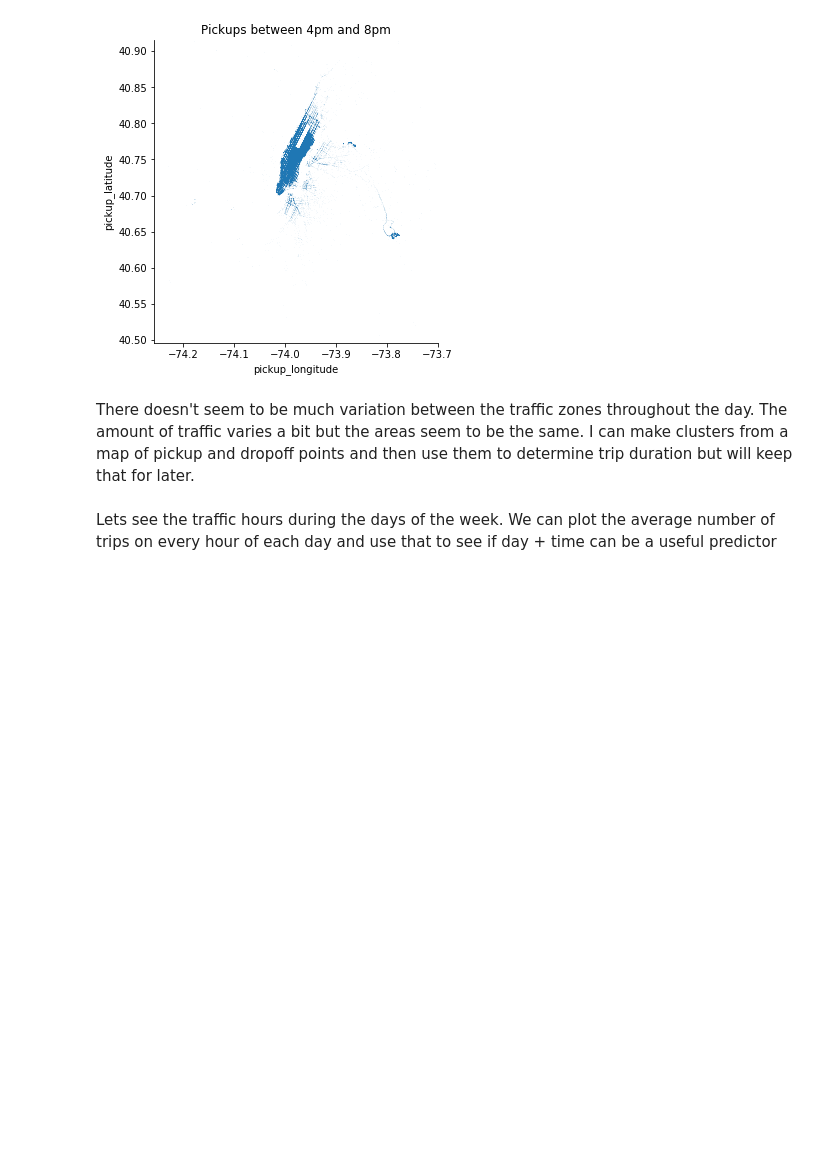
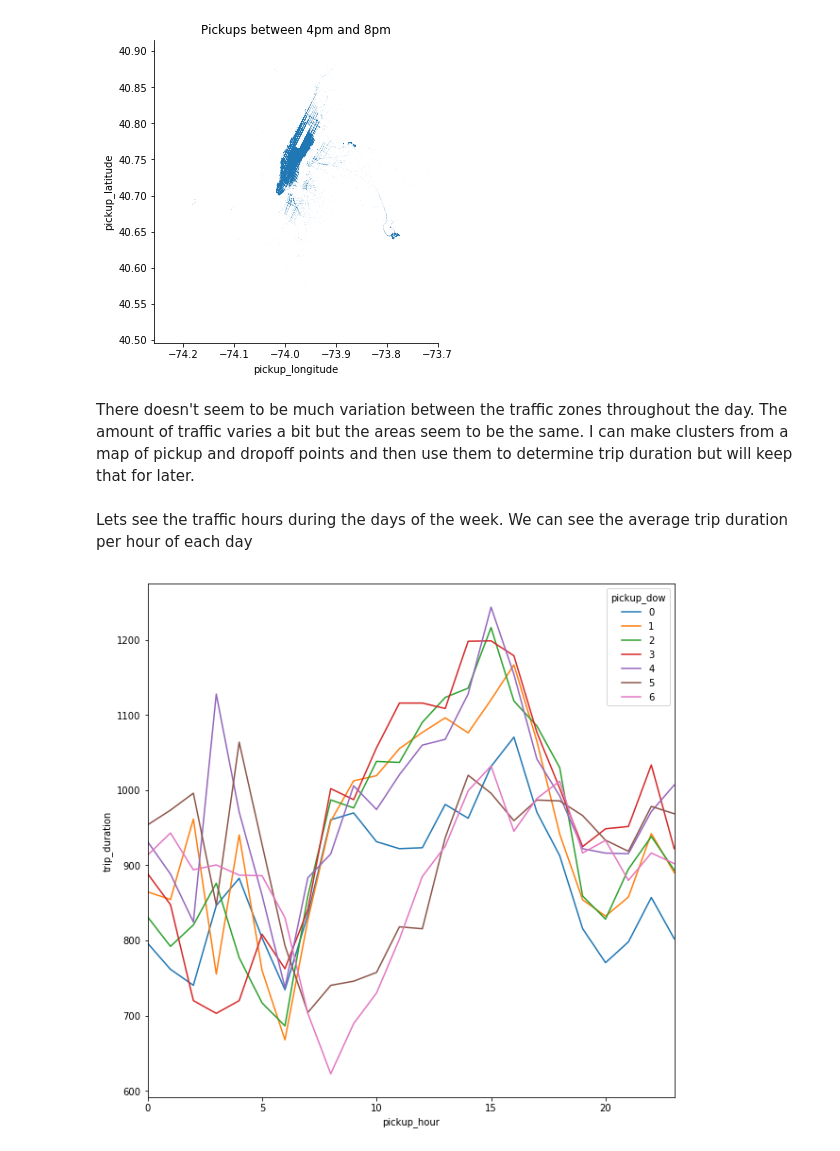
Before and after one commit to abhaymittal/nycTaxiChallenge, a Jupyter notebook: src/nycDataAnalysis.ipynb, the cells around one changed output. Drawn from its saved outputs; the diff is of its cells as text; code cells hidden in the pictures; blank space fills up the shorter version.

```diff
--- a/src/nycDataAnalysis.ipynb
+++ b/src/nycDataAnalysis.ipynb
@@ -206,3 +202,12 @@ dataFrameProc['dropoff_time']=ddtime.dt.time
+# %%
+dataFrameProc['pickup_date']=pdtime.dt.date
+dataFrameProc['pickup_time']=pdtime.dt.time
+dataFrameProc['pickup_dow']=pdtime.dt.dayofweek # Pickup day of week
+dataFrameProc['pickup_hour']=pdtime.dt.hour
+dataFrameProc['dropoff_date']=ddtime.dt.date
+dataFrameProc['dropoff_time']=ddtime.dt.time
+dataFrameProc['dropoff_dow']=ddtime.dt.dayofweek #Dropoff day of week
+dataFrameProc['dropoff_hour']=ddtime.dt.hour
 # %%
 morningTime=dt.datetime.strptime('11:00', '%H:%M').time()
 dataFrameMor=dataFrameProc[dataFrameProc['pickup_time']<morningTime]
@@ -240,4 +245,12 @@ ax.ax.set_title("Pickups between 4pm and 8pm")
 # %% [markdown]
 There doesn't seem to be much variation between the traffic zones throughout the day. The amount of traffic varies a bit but the areas seem to be the same. I can make clusters from a map of pickup and dropoff points and then use them to determine trip duration but will keep that for later.
 # %% [markdown]
-Lets see the traffic hours during the days of the week. We can plot the average number of trips on every hour of each day and use that to see if day + time can be a useful predictor
+Lets see the traffic hours during the days of the week. We can see the average trip duration per hour of each day
+# %%
+mean_tripDuration_hour_day=pd.DataFrame(dataFrameProc.groupby(by=['pickup_dow','pickup_hour'])['trip_duration'].mean())
+mean_tripDuration_hour_day.reset_index(inplace = True)
+mean_tripDuration_hour_day['unit']=1
+ax=sb.tsplot(mean_tripDuration_hour_day,time="pickup_hour",unit="unit",condition="pickup_dow", value="trip_duration")
+ax.get_figure().set_size_inches(10,10)
+# %% [output]
+[figure, added]
```
Also changed, not shown: parts of 7 cells of this notebook.
